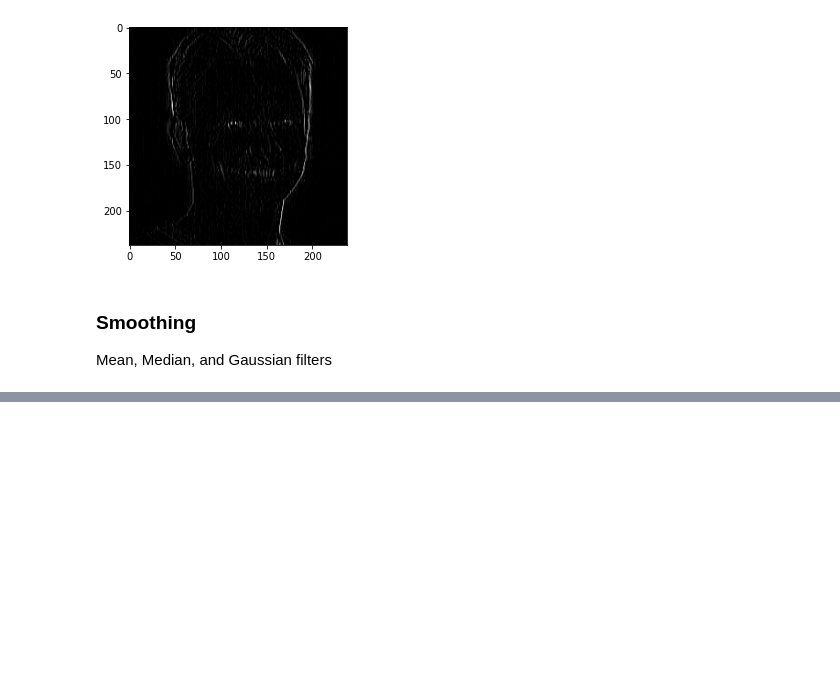
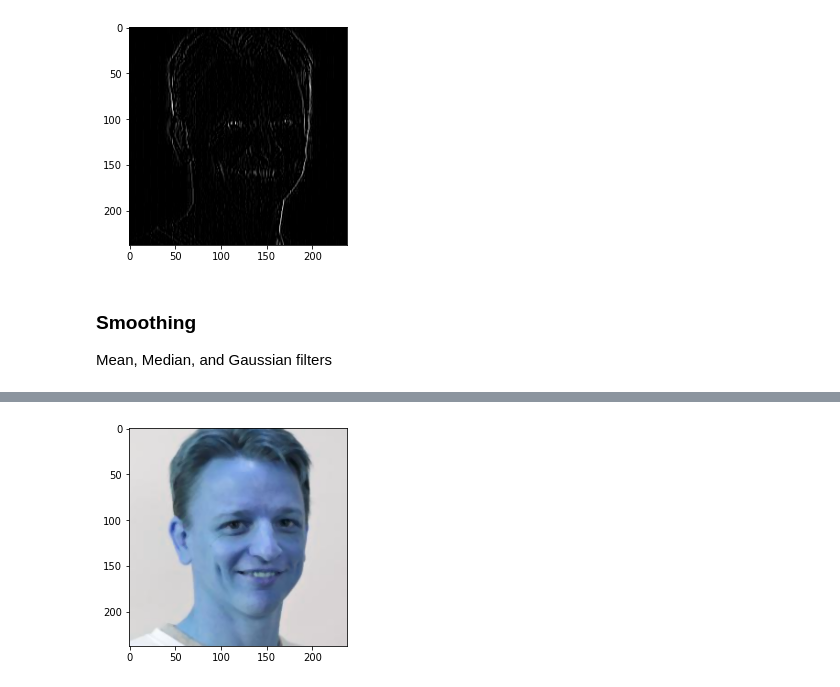
Before and after one commit to damiansp/cpu_vis, a Jupyter notebook: mastering_with_tf/s1_intro_cpuvis_and_nns/01_edge_detect_with_hashing_filtering.py.ipynb, the cells around one changed output, grey strips where cells are left out. Cells and saved outputs as stored; diff of their text form; code cells hidden in the pictures; blank space fills up the shorter version.

```diff
--- a/mastering_with_tf/s1_intro_cpuvis_and_nns/01_edge_detect_with_hashing_filtering.py.ipynb
+++ b/mastering_with_tf/s1_intro_cpuvis_and_nns/01_edge_detect_with_hashing_filtering.py.ipynb
@@ -67,0 +81,4 @@ Mean, Median, and Gaussian filters
+# %%
+plt.imshow(cv2.medianBlur(img, 3));
+# %% [output]
+[figure, added]
```
Also changed, not shown: parts of 4 cells of this notebook.
